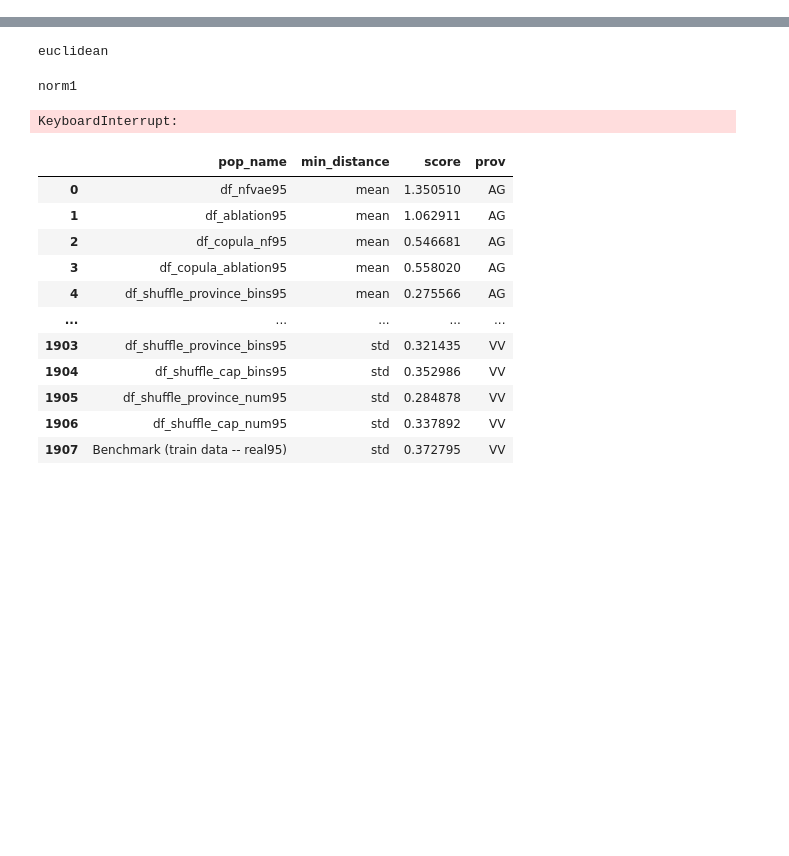
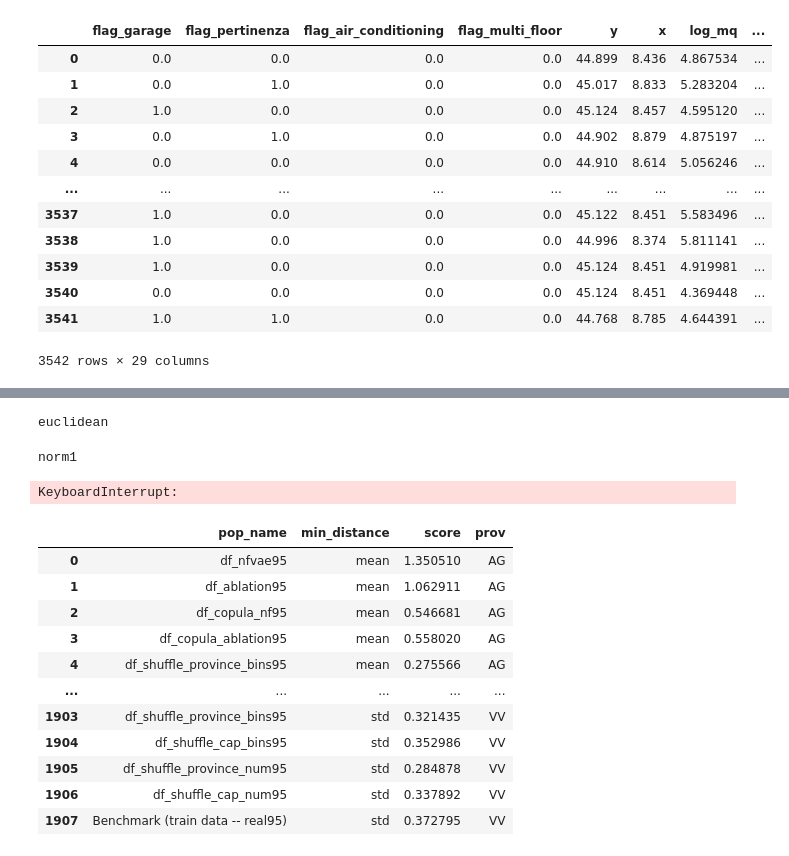
Before and after one commit to jaclenti/NFVAE-population-synthesis, a Jupyter notebook: notebooks/lc_prova_ew_pops.ipynb, the cells around one changed output, grey strips where cells are left out. Saved outputs shown, nothing was run; the diff lists cells and outputs as text; code cells hidden in the pictures; blank space fills up the shorter version.

```diff
--- a/notebooks/lc_prova_ew_pops.ipynb
+++ b/notebooks/lc_prova_ew_pops.ipynb
@@ -386,0 +390,23 @@ def DataPreparation_Privacy1(data):
+# %%
+for file in tqdm(sorted(glob(f'/data/housing/data/intermediate/jl_pop_synth/isp_baselines/all_baselines_*.pickle'))[:2]):
+    prov = file.split(".")[-2][-2:]
+    # data loading
+    with open(file, 'rb') as f:
+        all_baselines = pickle.load(f)
+
+df_real = all_baselines["df_real"]
+df_real
+# %% [output]
+|  | flag_garage | flag_pertinenza | flag_air_conditioning | flag_multi_floor | y | x | log_mq | ... |
+| 0 | 0.0 | 0.0 | 0.0 | 0.0 | 44.899 | 8.436 | 4.867534 | ... |
+| 1 | 0.0 | 1.0 | 0.0 | 0.0 | 45.017 | 8.833 | 5.283204 | ... |
+| 2 | 1.0 | 0.0 | 0.0 | 0.0 | 45.124 | 8.457 | 4.595120 | ... |
+| 3 | 0.0 | 1.0 | 0.0 | 0.0 | 44.902 | 8.879 | 4.875197 | ... |
+| 4 | 0.0 | 0.0 | 0.0 | 0.0 | 44.910 | 8.614 | 5.056246 | ... |
+| ... | ... | ... | ... | ... | ... | ... | ... | ... |
+| 3537 | 1.0 | 0.0 | 0.0 | 0.0 | 45.122 | 8.451 | 5.583496 | ... |
+| 3538 | 1.0 | 0.0 | 0.0 | 0.0 | 44.996 | 8.374 | 5.811141 | ... |
+| 3539 | 1.0 | 0.0 | 0.0 | 0.0 | 45.124 | 8.451 | 4.919981 | ... |
+| 3540 | 0.0 | 0.0 | 0.0 | 0.0 | 45.124 | 8.451 | 4.369448 | ... |
+| 3541 | 1.0 | 1.0 | 0.0 | 0.0 | 44.768 | 8.785 | 4.644391 | ... |
+3542 rows × 29 columns
```
Also changed, not shown: parts of 18 cells of this notebook, 4 other files.
